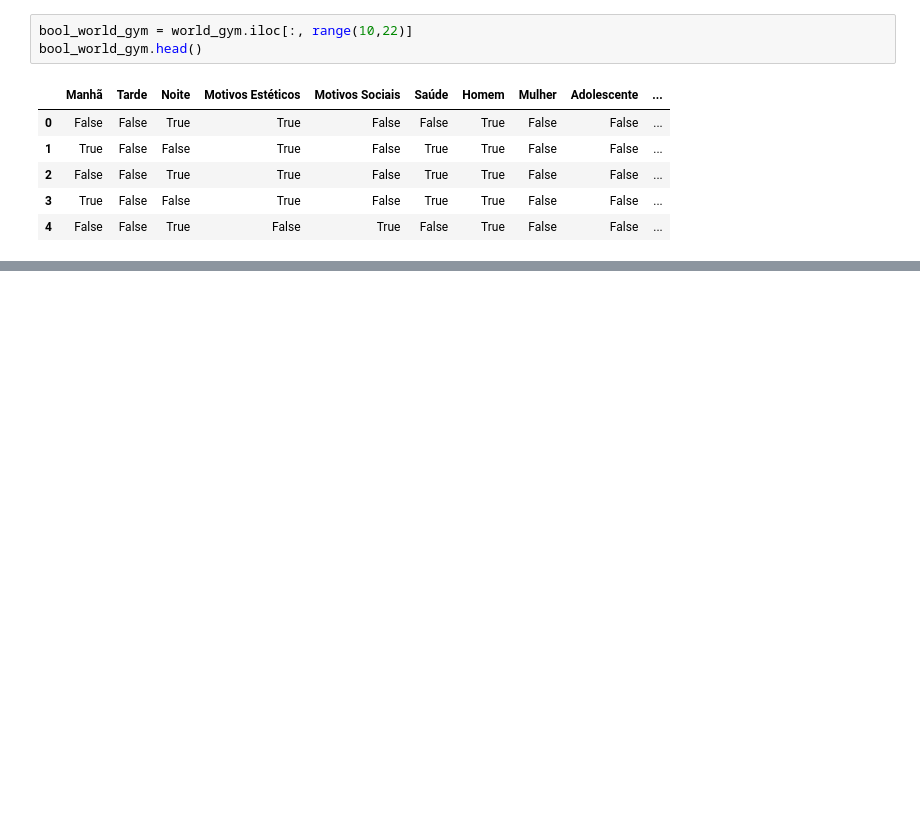
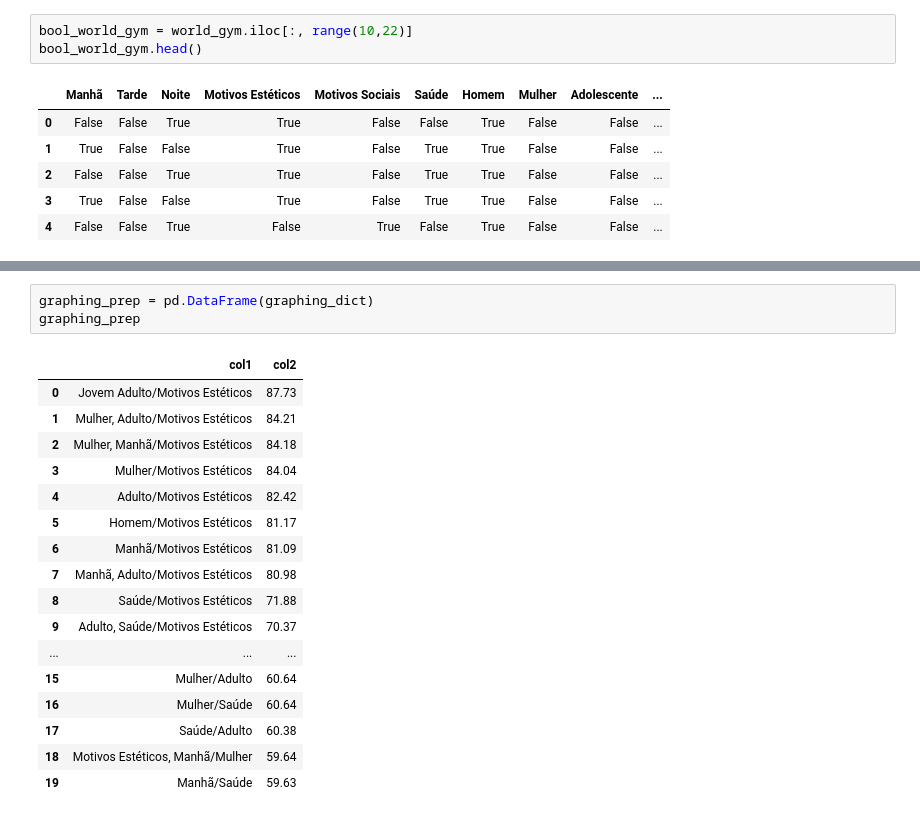
Before and after one commit to n3vrmr/world-gym, a Jupyter notebook: relatório/Análise de dados com técnicas de Machine Learning.ipynb, the cells around one changed output, grey strips where cells are left out. Cells and saved outputs as stored; diff of their text form; blank space fills up the shorter version.

```diff
--- a/relatório/Análise de dados com técnicas de Machine Learning.ipynb
+++ b/relatório/Análise de dados com técnicas de Machine Learning.ipynb
@@ -350,0 +460,21 @@ associations
+# %%
+graphing_prep = pd.DataFrame(graphing_dict)
+graphing_prep
+# %% [output]
+|  | col1 | col2 |
+| 0 | Jovem Adulto/Motivos Estéticos | 87.73 |
+| 1 | Mulher, Adulto/Motivos Estéticos | 84.21 |
+| 2 | Mulher, Manhã/Motivos Estéticos | 84.18 |
+| 3 | Mulher/Motivos Estéticos | 84.04 |
+| 4 | Adulto/Motivos Estéticos | 82.42 |
+| 5 | Homem/Motivos Estéticos | 81.17 |
+| 6 | Manhã/Motivos Estéticos | 81.09 |
+| 7 | Manhã, Adulto/Motivos Estéticos | 80.98 |
+| 8 | Saúde/Motivos Estéticos | 71.88 |
+| 9 | Adulto, Saúde/Motivos Estéticos | 70.37 |
+| ... | ... | ... |
+| 15 | Mulher/Adulto | 60.64 |
+| 16 | Mulher/Saúde | 60.64 |
+| 17 | Saúde/Adulto | 60.38 |
+| 18 | Motivos Estéticos, Manhã/Mulher | 59.64 |
+| 19 | Manhã/Saúde | 59.63 |
```
Also changed, not shown: parts of 29 cells of this notebook.
